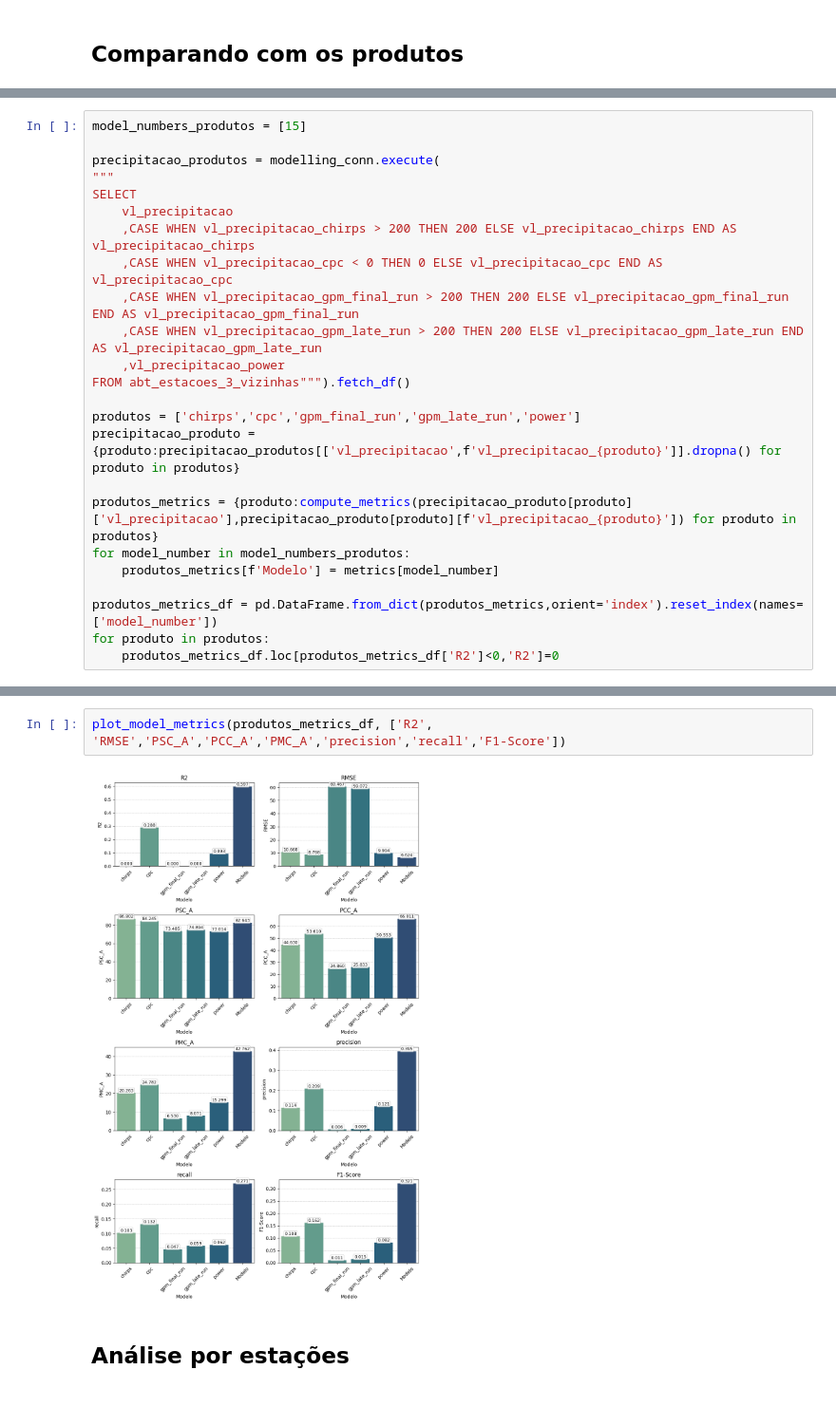
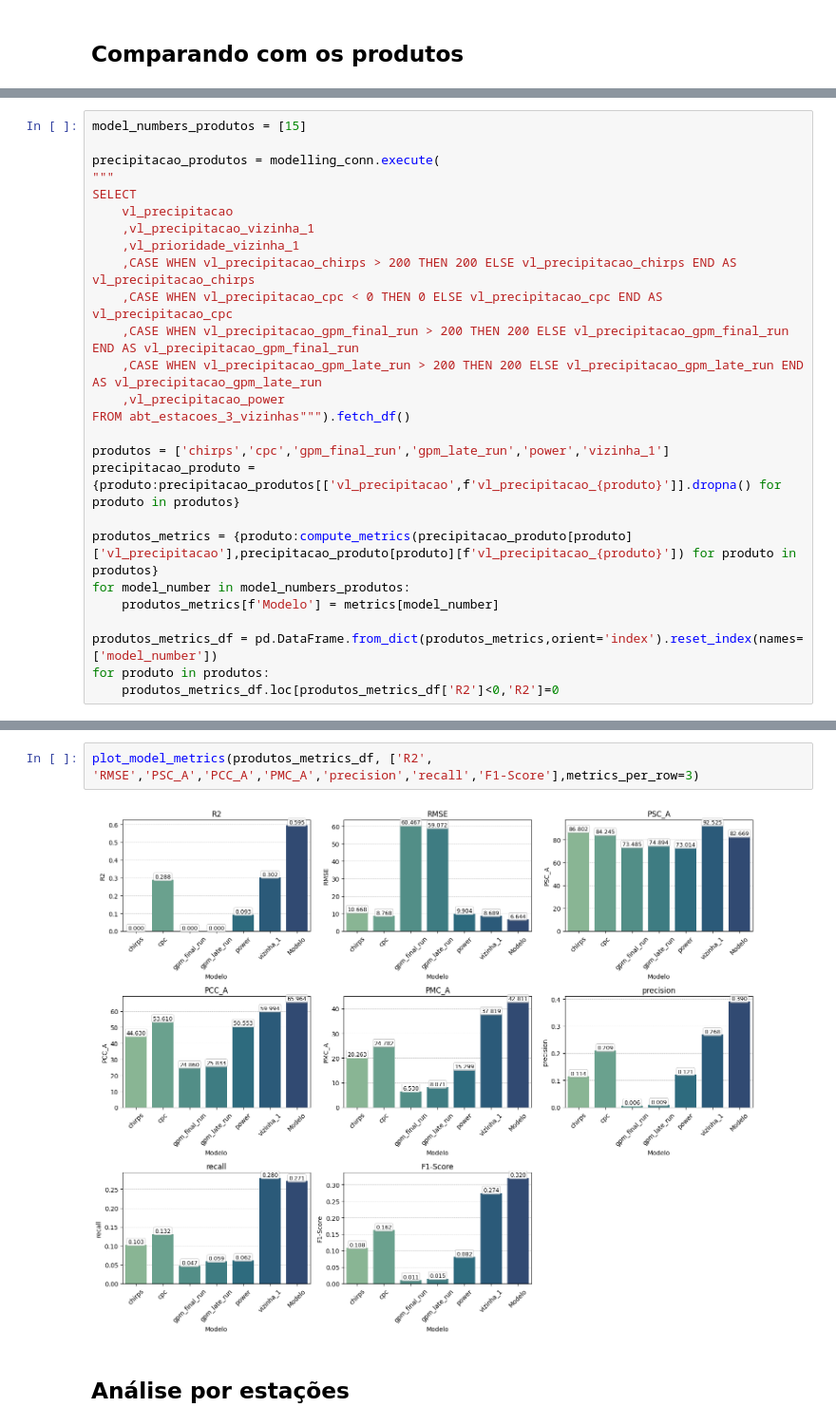
Before and after one commit to mateus-santos-rocha/doutorado, a Jupyter notebook: 3.modelling.ipynb, the cells around one changed output, grey strips where cells are left out. Shown at 95% size. Saved outputs shown, nothing was run; the diff lists cells and outputs as text; blank space fills up the shorter version.

```diff
--- a/3.modelling.ipynb
+++ b/3.modelling.ipynb
@@ -548,6 +606,8 @@ precipitacao_produtos = modelling_conn.execute(
 """
 SELECT
     vl_precipitacao
+    ,vl_precipitacao_vizinha_1
+    ,vl_prioridade_vizinha_1
     ,CASE WHEN vl_precipitacao_chirps > 200 THEN 200 ELSE vl_precipitacao_chirps END AS vl_precipitacao_chirps
     ,CASE WHEN vl_precipitacao_cpc < 0 THEN 0 ELSE vl_precipitacao_cpc END AS vl_precipitacao_cpc
     ,CASE WHEN vl_precipitacao_gpm_final_run > 200 THEN 200 ELSE vl_precipitacao_gpm_final_run END AS vl_precipitacao_gpm_final_run
@@ -555,7 +615,7 @@ SELECT
     ,vl_precipitacao_power
 FROM abt_estacoes_3_vizinhas""").fetch_df()
 
-produtos = ['chirps','cpc','gpm_final_run','gpm_late_run','power']
+produtos = ['chirps','cpc','gpm_final_run','gpm_late_run','power','vizinha_1']
 precipitacao_produto = {produto:precipitacao_produtos[['vl_precipitacao',f'vl_precipitacao_{produto}']].dropna() for produto in produtos}
 
 produtos_metrics = {produto:compute_metrics(precipitacao_produto[produto]['vl_precipitacao'],precipitacao_produto[produto][f'vl_precipitacao_{produto}']) for produto in produtos}
@@ -568,7 +636,7 @@ for produto in produtos:
 # %%
-plot_model_metrics(produtos_metrics_df, ['R2', 'RMSE','PSC_A','PCC_A','PMC_A','precision','recall','F1-Score'])
+plot_model_metrics(produtos_metrics_df, ['R2', 'RMSE','PSC_A','PCC_A','PMC_A','precision','recall','F1-Score'],metrics_per_row=3)
 # %% [output]
-[figure, old version]
+[figure, new version]
 # %% [markdown]
 ## Análise por estações
 # %%
```
Also changed, not shown: parts of 14 cells of this notebook, 2 other files.
